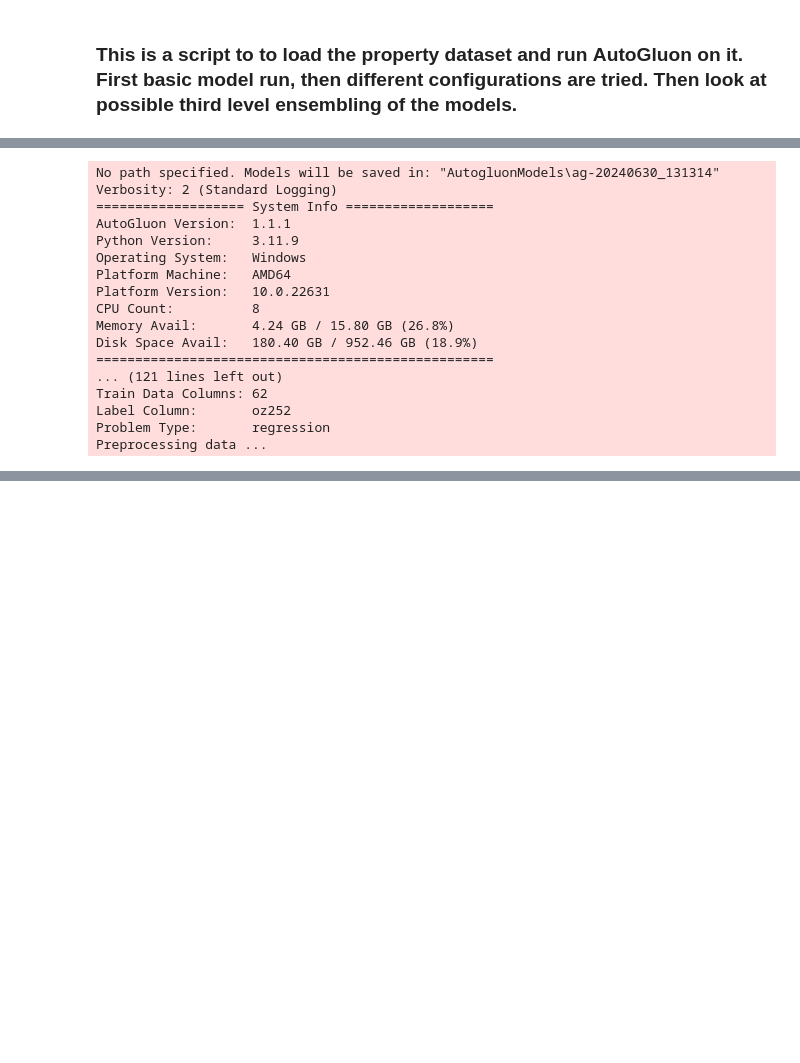
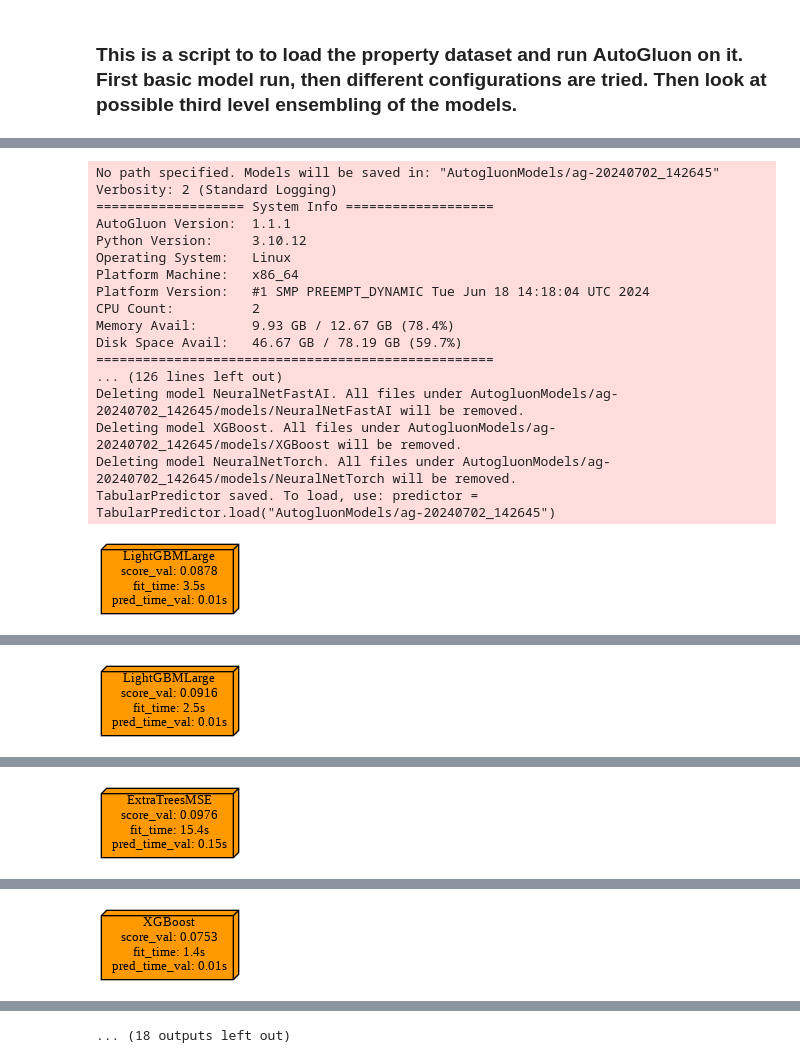
Before and after one commit to Attila121/automl_project, a Jupyter notebook: src/automl/gluon_ensembling_prop_set.ipynb, the cells around one changed output, grey strips where cells are left out. Drawn from its saved outputs; the diff is of its cells as text; code cells hidden in the pictures; blank space fills up the shorter version.

```diff
--- a/src/automl/gluon_ensembling_prop_set.ipynb
+++ b/src/automl/gluon_ensembling_prop_set.ipynb
@@ -9,10 +40,10 @@ random_seed = 42
 import pandas as pd
 
 def load_fold(fold_number, random_seed=42, sample_size=None):
-    df_X_train = pd.read_parquet(f'../../data/361092/{fold_number}/X_train.parquet')
-    df_y_train = pd.read_parquet(f'../../data/361092/{fold_number}/y_train.parquet')
-    df_X_test = pd.read_parquet(f'../../data/361092/{fold_number}/X_test.parquet')
-    df_y_test = pd.read_parquet(f'../../data/361092/{fold_number}/y_test.parquet')
+    df_X_train = pd.read_parquet(f'{base_path}/{fold_number}/X_train.parquet')
+    df_y_train = pd.read_parquet(f'{base_path}/{fold_number}/y_train.parquet')
+    df_X_test = pd.read_parquet(f'{base_path}/{fold_number}/X_test.parquet')
+    df_y_test = pd.read_parquet(f'{base_path}/{fold_number}/y_test.parquet')
 
     # concatinating the X and y values for train and test respectively
     df_train = pd.concat([df_X_train, df_y_train], axis=1)
@@ -35,7 +66,7 @@ label_property = 'oz252'
 
 from autogluon.tabular import TabularPredictor
 
-def fit_gluon(train_dataset, problem_type='regression', hyperparameters=None, eval_metric='r2', presets='medium_quality', time_limit=100, auto_stack=None, num_bag_folds=None, num_bag_sets=None, num_stack_levels=None, num_trials=None, verbosity=None, ag_args_fit=None, feature_prune=None, excluded_model_types=None):
+def fit_gluon(train_dataset, problem_type='regression', hyperparameters=None, eval_metric='r2', presets='medium_quality', time_limit=100, fit_weighted_ensemble=None, num_cpus = None, num_gpus=None, auto_stack=None, num_bag_folds=None, num_bag_sets=None, num_stack_levels=None, num_trials=None, verbosity=None, ag_args_fit=None, feature_prune=None, excluded_model_types=None, keep_only_best=None):
     predictor = TabularPredictor(label=label_property, problem_type=problem_type, eval_metric=eval_metric)
 
     fit_args = {
@@ -64,13 +95,32 @@ def fit_gluon(train_dataset, problem_type='regression', hyperparameters=None, ev
         fit_args['feature_prune'] = feature_prune
     if excluded_model_types is not None:
         fit_args['excluded_model_types'] = excluded_model_types
+    if fit_weighted_ensemble is not None:
+        fit_args['fit_weighted_ensemble'] = fit_weighted_ensemble
+    if num_cpus is not None:
+        fit_args['num_cpus'] = num_cpus
+    if num_gpus is not None:
+        fit_args['num_gpus'] = num_gpus
+    if keep_only_best is not None:
+        fit_args['keep_only_best'] = keep_only_best
 
     predictor.fit(**fit_args)
     return predictor
 # %%
 ## Function to evaluate a fitted model and training set.
+from IPython.display import Image, display
 
 def evaluate_gluon(model, test_dataset):
-    test_score = model.evaluate(test_dataset)
-    leaderboard = model.leaderboard(test_dataset)
-    return test_score, leaderboard
+
+    leaderboard = model.leaderboard(test_dataset, only_pareto_frontier=True)
+
+    y_test = test_dataset[label_property]
+    x_test = test_dataset.drop(columns=[label_property])
+    y_pred = model.predict(x_test)
+    test_score = model.evaluate_predictions(y_true=y_test, y_pred=y_pred)
+
+    path_to_png = model.plot_ensemble_model()
+    L2_diagram = display(Image(filename=path_to_png))
+
+
+    return test_score, leaderboard, L2_diagram
@@ -112,27 +136,29 @@ hyperparameters = {
 # %%
 ## First training the model speratly on all 10 folds to see that it is consistent
 
-for fold_number in range(1, 4): # jsut the three first to start with
+for fold_number in range(1, 11): # jsut the first to start with
     train_dataset, test_dataset = load_fold(fold_number, random_seed=random_seed)
-    model = fit_gluon(train_dataset, time_limit=300)
-    test_score, leaderboard = evaluate_gluon(model, test_dataset)
-    print(f'Fold {fold_number}: {test_score}')
+    model = fit_gluon(train_dataset, time_limit=100, fit_weighted_ensemble=False, num_gpus=1, num_cpus=2, keep_only_best=True)
+    test_score, leaderboard, L2_diagram = evaluate_gluon(model, test_dataset)
+    print(f'Fold {fold_number}\n\n: {test_score} \n\n')
     print(leaderboard)
+    print(model.fit_summary())
 # %% [output]
-No path specified. Models will be saved in: "AutogluonModels\ag-20240630_131314"
+No path specified. Models will be saved in: "AutogluonModels/ag-20240702_142645"
 Verbosity: 2 (Standard Logging)
 =================== System Info ===================
 AutoGluon Version:  1.1.1
-Python Version:     3.11.9
-Operating System:   Windows
-Platform Machine:   AMD64
-Platform Version:   10.0.22631
-CPU Count:          8
-Memory Avail:       4.24 GB / 15.80 GB (26.8%)
-Disk Space Avail:   180.40 GB / 952.46 GB (18.9%)
+Python Version:     3.10.12
+Operating System:   Linux
+Platform Machine:   x86_64
+Platform Version:   #1 SMP PREEMPT_DYNAMIC Tue Jun 18 14:18:04 UTC 2024
+CPU Count:          2
+Memory Avail:       9.93 GB / 12.67 GB (78.4%)
+Disk Space Avail:   46.67 GB / 78.19 GB (59.7%)
 ===================================================
-... (121 lines left out)
-Train Data Columns: 62
-Label Column:       oz252
-Problem Type:       regression
-Preprocessing data ...
+... (126 lines left out)
+Deleting model NeuralNetFastAI. All files under AutogluonModels/ag-20240702_142645/models/NeuralNetFastAI will be removed.
+Deleting model XGBoost. All files under AutogluonModels/ag-20240702_142645/models/XGBoost will be removed.
+Deleting model NeuralNetTorch. All files under AutogluonModels/ag-20240702_142645/models/NeuralNetTorch will be removed.
+TabularPredictor saved. To load, use: predictor = TabularPredictor.load("AutogluonModels/ag-20240702_142645")
+[figure, added]
@@ -172,0 +199 @@ Verbosity: 2 (Standard Logging)
+[figure, added]
@@ -206,0 +234 @@ TabularPredictor saved. To load, use: predictor = TabularPredictor.load("Autoglu
+[figure, added]
@@ -223,0 +269 @@ Fold 3: {'r2': 0.11276829470738381, 'root_mean_squared_error': -0.02650121381633
+[figure, added]
@@ -224 +287,2 @@ Fold 3: {'r2': 0.11276829470738381, 'root_mean_squared_error': -0.02650121381633
+... (18 outputs left out)
 # %%
```
Also changed, not shown: parts of 14 cells of this notebook.
